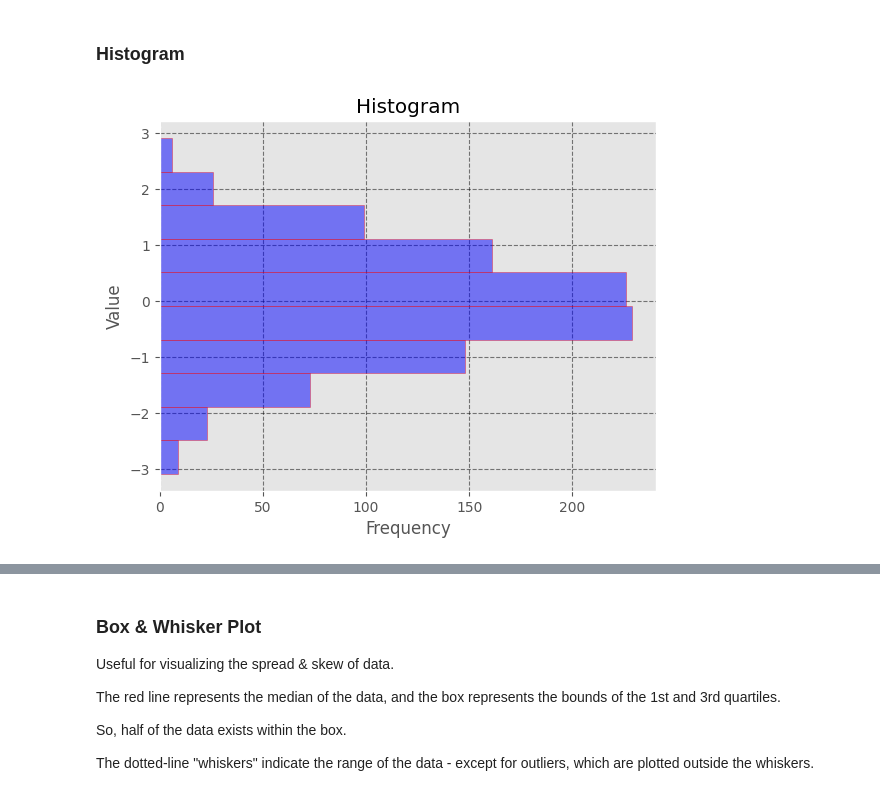
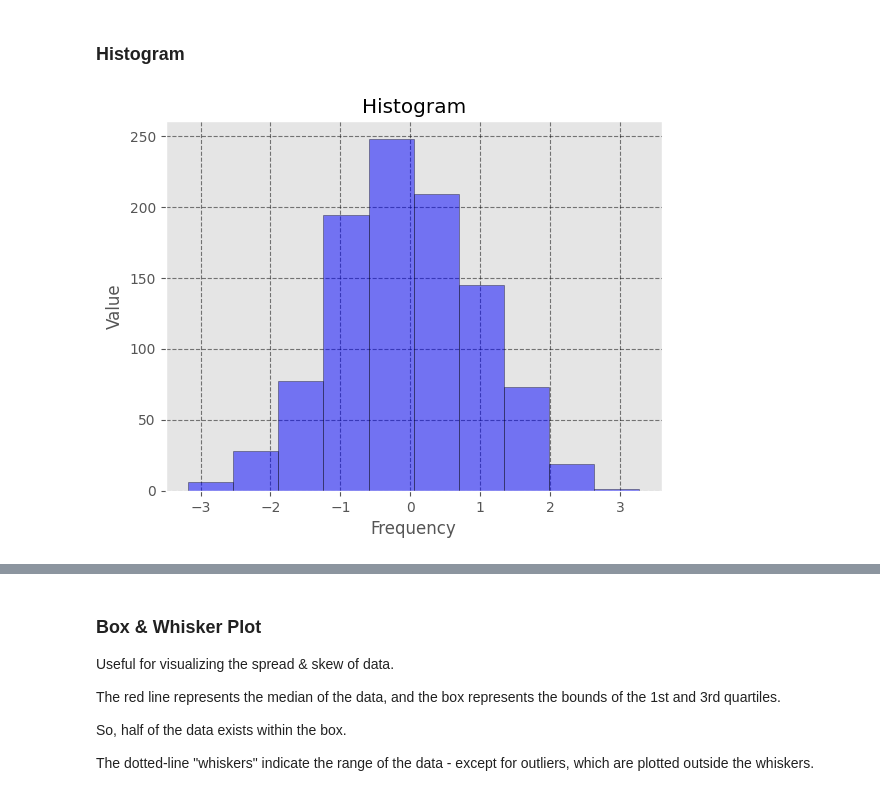
Before and after one commit to 1sumer/Python, a Jupyter notebook: Visualization/Matplotlib.ipynb, the cells around one changed output, grey strips where cells are left out. Saved outputs shown, nothing was run; the diff lists cells and outputs as text; code cells hidden in the pictures.

```diff
--- a/Visualization/Matplotlib.ipynb
+++ b/Visualization/Matplotlib.ipynb
@@ -273,16 +286,16 @@ plt.show()
 ### **Histogram**
 # %%
 data = np.random.randn(1000)
-plt.hist(data, bins=10, alpha=0.5, edgecolor='red', histtype='barstacked', color='blue', orientation='horizontal') #histtype: bar, step, stepfilled, orientation: Verticle
+plt.hist(data, bins=10, alpha=0.5, edgecolor='black', histtype='bar', color='blue', orientation='vertical') #histtype: bar, step, stepfilled, orientation: vertical , horizontal
 
 plt.ylabel('Value')
 plt.xlabel('Frequency')
 plt.title('Histogram')
 
 plt.grid(axis='both', linestyle='--', color='k', alpha=0.5)
 plt.show()
 # %% [output]
-[figure, old version]
+[figure, new version]
 # %%
 # Generate some random data
 data = np.random.randn(1000)
```
Also changed, not shown: parts of 9 cells of this notebook, 4 other files.
